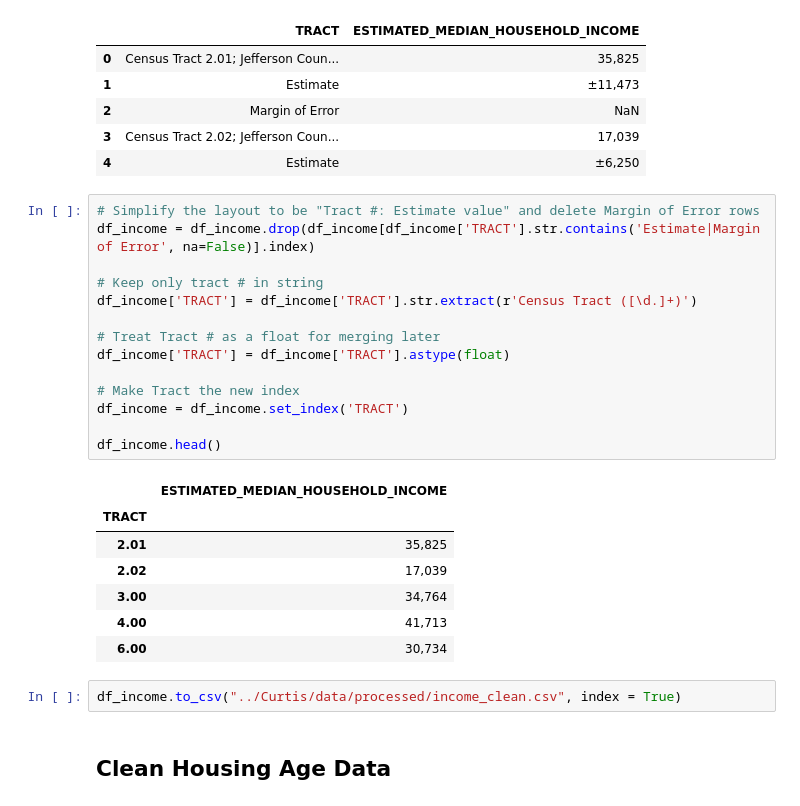
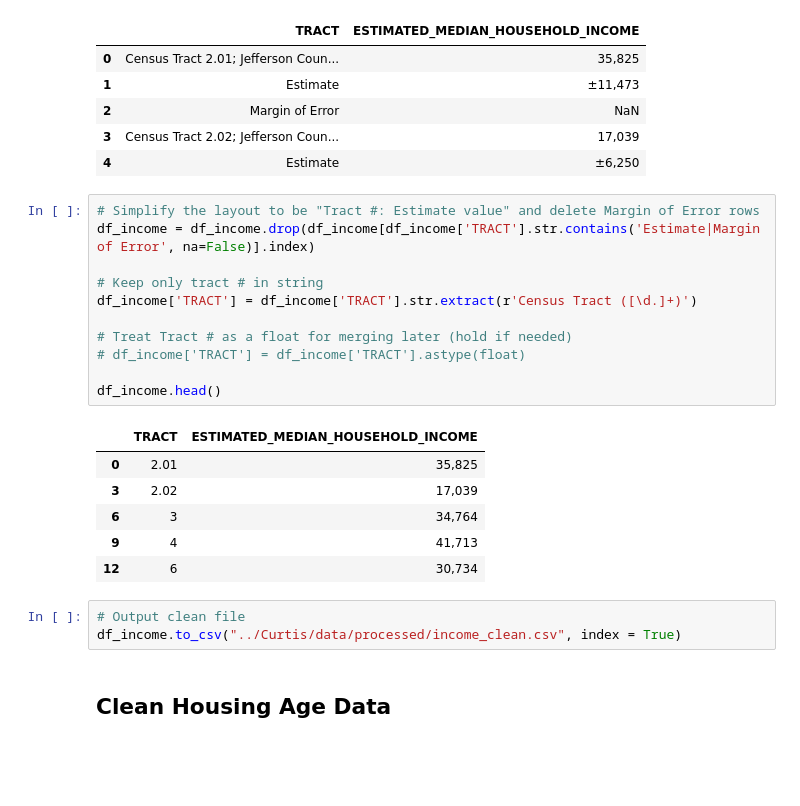
Before and after one commit to Code-You-Contributors/HUD_data_master, a Jupyter notebook: Curtis/curtis.ipynb, the cells around one changed output. Drawn from its saved outputs; the diff is of its cells as text; blank space fills up the shorter version.

```diff
--- a/Curtis/curtis.ipynb
+++ b/Curtis/curtis.ipynb
@@ -95,26 +96,23 @@ df_income.head()
 # %%
 # Simplify the layout to be "Tract #: Estimate value" and delete Margin of Error rows
 df_income = df_income.drop(df_income[df_income['TRACT'].str.contains('Estimate|Margin of Error', na=False)].index)
 
 # Keep only tract # in string
 df_income['TRACT'] = df_income['TRACT'].str.extract(r'Census Tract ([\d.]+)')
 
-# Treat Tract # as a float for merging later
-df_income['TRACT'] = df_income['TRACT'].astype(float)
-
-# Make Tract the new index
-df_income = df_income.set_index('TRACT')
+# Treat Tract # as a float for merging later (hold if needed)
+# df_income['TRACT'] = df_income['TRACT'].astype(float)
 
 df_income.head()
 # %% [output]
-|  | ESTIMATED_MEDIAN_HOUSEHOLD_INCOME |
-| TRACT |  |
-| 2.01 | 35,825 |
-| 2.02 | 17,039 |
-| 3.00 | 34,764 |
-| 4.00 | 41,713 |
-| 6.00 | 30,734 |
+|  | TRACT | ESTIMATED_MEDIAN_HOUSEHOLD_INCOME |
+| 0 | 2.01 | 35,825 |
+| 3 | 2.02 | 17,039 |
+| 6 | 3 | 34,764 |
+| 9 | 4 | 41,713 |
+| 12 | 6 | 30,734 |
 # %%
+# Output clean file
 df_income.to_csv("../Curtis/data/processed/income_clean.csv", index = True)
 # %% [markdown]
 ## Clean Housing Age Data
```
Also changed, not shown: parts of 11 cells of this notebook.
